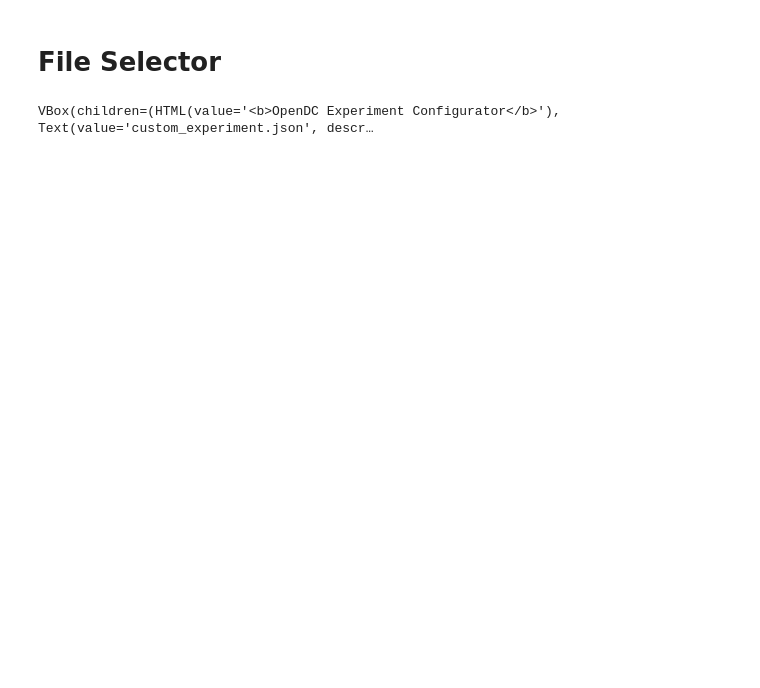
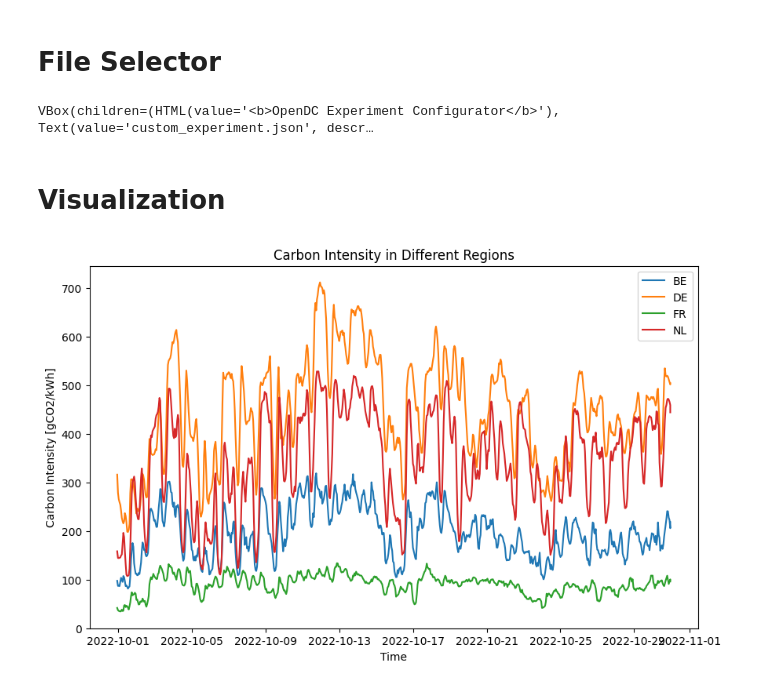
Before and after one commit to domaz34/opendc-reproducibility, a Jupyter notebook: Reproducibility/main.ipynb, the cells around one changed output. Drawn from its saved outputs; the diff is of its cells as text; code cells hidden in the pictures; blank space fills up the shorter version.

```diff
--- a/Reproducibility/main.ipynb
+++ b/Reproducibility/main.ipynb
@@ -387,2 +694,50 @@ display(
 # %% [output]
 VBox(children=(HTML(value='<b>OpenDC Experiment Configurator</b>'), Text(value='custom_experiment.json', descr…
+# %% [markdown]
+# Visualization
+# %%
+# Visualization functions
+import pandas as pd
+import numpy as np
+import matplotlib.pyplot as plt
+
+df_host_BE = pd.read_parquet("output/carbon_experiment.json/raw-output/0/seed=0/host.parquet")
+df_powerSource_BE = pd.read_parquet("output/carbon_experiment.json/raw-output/0/seed=0/powerSource.parquet")
+df_task_BE = pd.read_parquet("output/carbon_experiment.json/raw-output/0/seed=0/task.parquet")
+df_service_BE = pd.read_parquet("output/carbon_experiment.json/raw-output/0/seed=0/service.parquet")
+
+df_host_DE = pd.read_parquet("output/carbon_experiment.json/raw-output/1/seed=0/host.parquet")
+df_powerSource_DE = pd.read_parquet("output/carbon_experiment.json/raw-output/1/seed=0/powerSource.parquet")
+df_task_DE = pd.read_parquet("output/carbon_experiment.json/raw-output/1/seed=0/task.parquet")
+df_service_DE = pd.read_parquet("output/carbon_experiment.json/raw-output/1/seed=0/service.parquet")
+
+df_host_FR = pd.read_parquet("output/carbon_experiment.json/raw-output/2/seed=0/host.parquet")
+df_powerSource_FR = pd.read_parquet("output/carbon_experiment.json/raw-output/2/seed=0/powerSource.parquet")
+df_task_FR = pd.read_parquet("output/carbon_experiment.json/raw-output/2/seed=0/task.parquet")
+df_service_FR = pd.read_parquet("output/carbon_experiment.json/raw-output/2/seed=0/service.parquet")
+
+df_host_NL = pd.read_parquet("output/carbon_experiment.json/raw-output/3/seed=0/host.parquet")
+df_powerSource_NL = pd.read_parquet("output/carbon_experiment.json/raw-output/3/seed=0/powerSource.parquet")
+df_task_NL = pd.read_parquet("output/carbon_experiment.json/raw-output/3/seed=0/task.parquet")
+df_service_NL = pd.read_parquet("output/carbon_experiment.json/raw-output/3/seed=0/service.parquet")
+
+
+plt.figure(figsize=(10, 6))
+
+timestamps = pd.to_datetime(df_powerSource_BE.timestamp_absolute, unit="ms")
+
+
+plt.plot(timestamps, df_powerSource_BE["carbon_intensity"], label="BE")
+plt.plot(timestamps, df_powerSource_DE["carbon_intensity"], label="DE")
+plt.plot(timestamps, df_powerSource_FR["carbon_intensity"], label="FR")
+plt.plot(timestamps, df_powerSource_NL["carbon_intensity"], label="NL")
+
+plt.legend()
+plt.xlabel("Time")
+plt.ylim([0, None])
+plt.ylabel("Carbon Intensity [gCO2/kWh]")
+plt.title("Carbon Intensity in Different Regions")
+
+plt.show()
+# %% [output]
+[figure, added]
```
Also changed, not shown: parts of 10 cells of this notebook, 34 other files.
